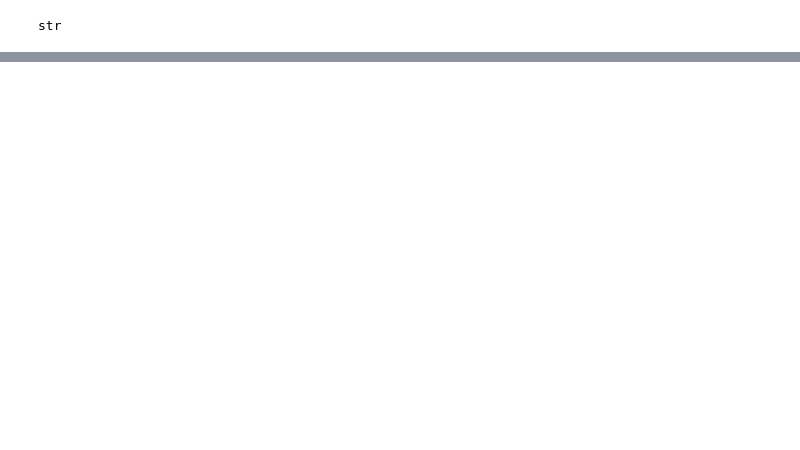
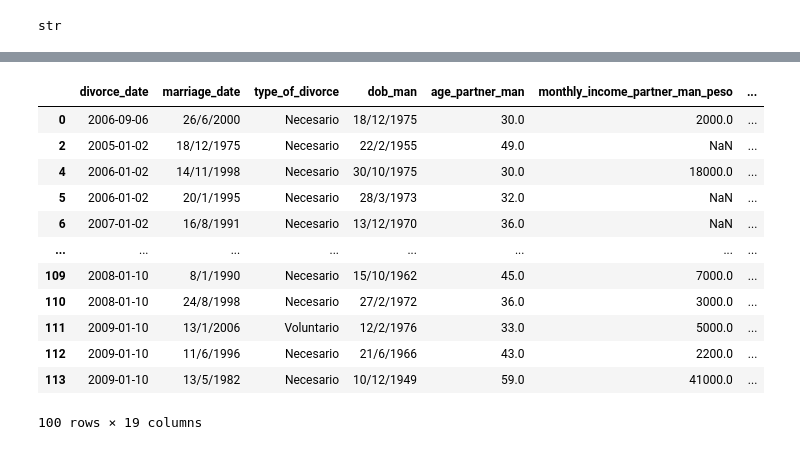
Before and after one commit to CharlieCMann/INFO-2950-Project, a Jupyter notebook: datacleaning.ipynb, the cells around one changed output, grey strips where cells are left out. Cells and saved outputs as stored; diff of their text form; code cells hidden in the pictures; blank space fills up the shorter version.

```diff
--- a/datacleaning.ipynb
+++ b/datacleaning.ipynb
@@ -72,3 +178,74 @@ divorce_data = divorce_data[['divorce_date','type_of_divorce','marriage_duration
+# %%
+new_mar = []
+for date in divorce_data['marriage_date']:
+    first = date.find('/')
+    second = date[first+1:].find('/')
+    day = date[:first]
+    month = date[first+1:first+second+1]
+    year = date[first+second+2:]
+    if int(year) > 15:
+        year = '19'+year
+    else:
+        year = '20'+year
+    final = (day+'/'+month+'/'+year)
+    new_mar.append(final)
+
+divorce_data['marriage_date'] = new_mar
+
+divorce_data['dob_man'] = divorce_data['dob_man'].astype(str)
+
+new_dob_man = []
+for date in divorce_data['dob_man']:
+    first = date.find('/')
+    second = date[first+1:].find('/')
+    day = date[:first]
+    month = date[first+1:first+second+1]
+    year = date[first+second+2:]
+    #print(type(year))
+    #print(year)
+    if int(year) > 15:
+        year = '19'+year
+    else:
+        year = '20'+year
+    final = (day+'/'+month+'/'+year)
+    new_dob_man.append(final)
+
+divorce_data['dob_man'] = new_dob_man
+
+new_dob_woman = []
+for date in divorce_data['dob_woman']:
+    first = date.find('/')
+    second = date[first+1:].find('/')
+    day = date[:first]
+    month = date[first+1:first+second+1]
+    year = date[first+second+2:]
+    if int(year) > 15:
+        year = '19'+year
+    else:
+        year = '20'+year
+    final = (day+'/'+month+'/'+year)
+    new_dob_woman.append(final)
+
+divorce_data['dob_woman'] = new_dob_woman
+
+divorce_data.head(100)
+#divorce_data['marriage_date'] = pd.to_datetime(divorce_data['marriage_date'])
+#divorce_data['dob_man'] = pd.to_datetime(divorce_data['dob_man'])
+#divorce_data['dob_woman'] = pd.to_datetime(divorce_data['dob_woman'])
+# %% [output]
+|  | divorce_date | marriage_date | type_of_divorce | dob_man | age_partner_man | monthly_income_partner_man_peso | ... |
+| 0 | 2006-09-06 | 26/6/2000 | Necesario | 18/12/1975 | 30.0 | 2000.0 | ... |
+| 2 | 2005-01-02 | 18/12/1975 | Necesario | 22/2/1955 | 49.0 | NaN | ... |
+| 4 | 2006-01-02 | 14/11/1998 | Necesario | 30/10/1975 | 30.0 | 18000.0 | ... |
+| 5 | 2006-01-02 | 20/1/1995 | Necesario | 28/3/1973 | 32.0 | NaN | ... |
+| 6 | 2007-01-02 | 16/8/1991 | Necesario | 13/12/1970 | 36.0 | NaN | ... |
+| ... | ... | ... | ... | ... | ... | ... | ... |
+| 109 | 2008-01-10 | 8/1/1990 | Necesario | 15/10/1962 | 45.0 | 7000.0 | ... |
+| 110 | 2008-01-10 | 24/8/1998 | Necesario | 27/2/1972 | 36.0 | 3000.0 | ... |
+| 111 | 2009-01-10 | 13/1/2006 | Voluntario | 12/2/1976 | 33.0 | 5000.0 | ... |
+| 112 | 2009-01-10 | 11/6/1996 | Necesario | 21/6/1966 | 43.0 | 2200.0 | ... |
+| 113 | 2009-01-10 | 13/5/1982 | Necesario | 10/12/1949 | 59.0 | 41000.0 | ... |
+100 rows × 19 columns
 # %%
 #type(divorce_data.type_of_divorce[0])
 #type(divorce_data.marriage_duration[0])
```
Also changed, not shown: parts of 19 cells of this notebook, 1 other file.
